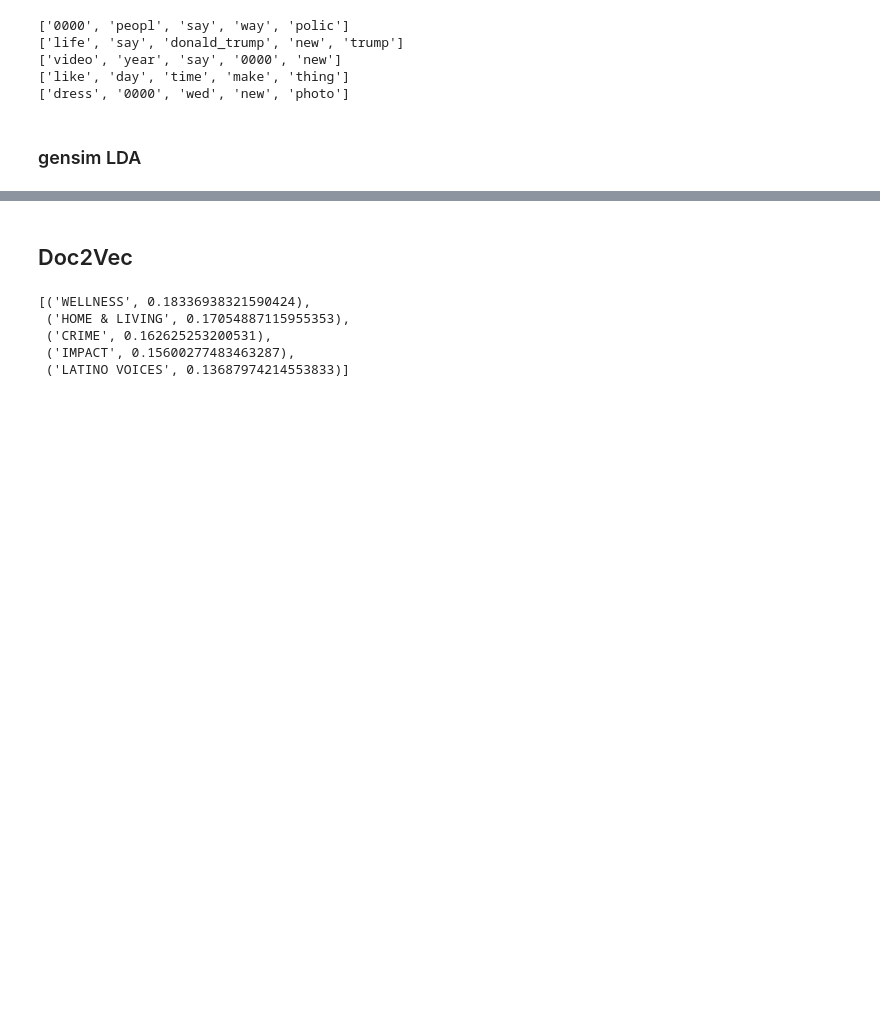
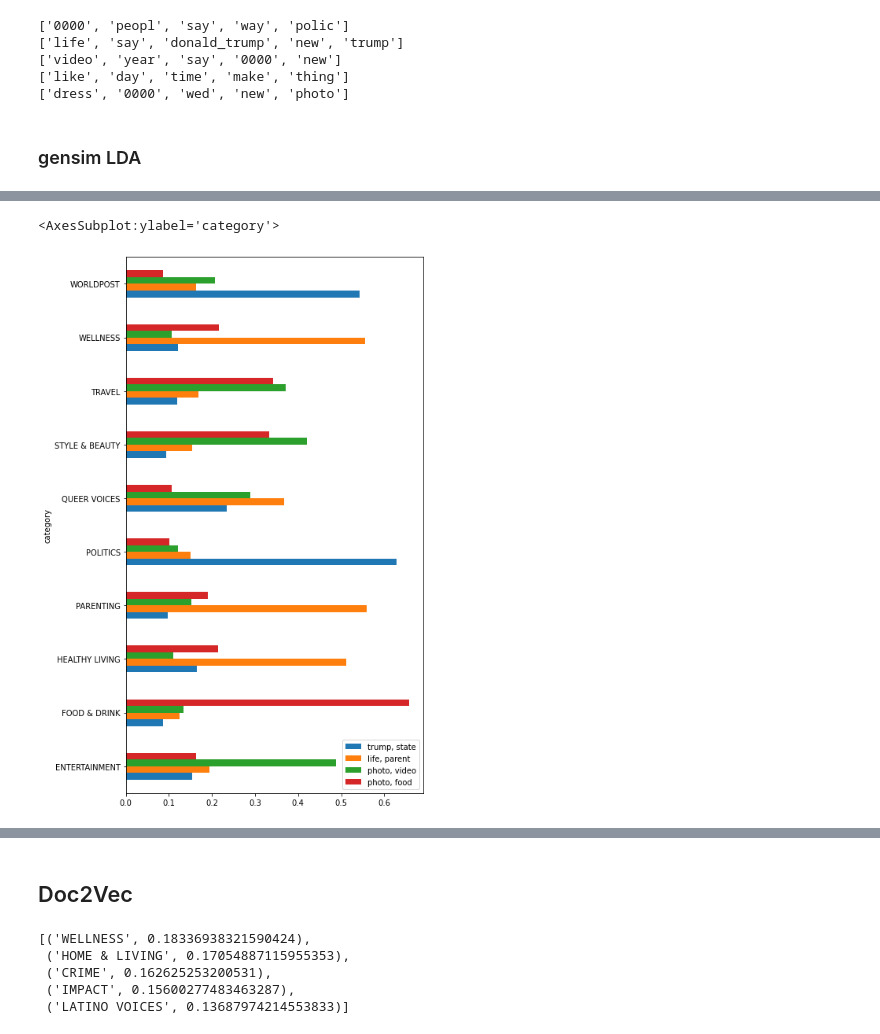
Before and after one commit to LetteraUnica/HuffPost-analysis, a Jupyter notebook: final-project/news_analysis.ipynb, the cells around one changed output, grey strips where cells are left out. Drawn from its saved outputs; the diff is of its cells as text; code cells hidden in the pictures; blank space fills up the shorter version.

```diff
--- a/final-project/news_analysis.ipynb
+++ b/final-project/news_analysis.ipynb
@@ -305,0 +281,21 @@ pl.plot(np.array(coherence_values)[:, 1])
+# %%
+def get_topic_descriptors(lda_model, num_words=3):
+    descriptors = []
+    for topic in lda_model.print_topics(num_words=num_words):
+        topic_words = []
+        for word in topic[1].split("+"):
+            topic_words.append(re.sub(r"0\.[0-9]+\*", '',word).replace('"', '').strip())
+
+        descriptors.append(", ".join(topic_words))
+
+    return descriptors
+
+descriptors = get_topic_descriptors(model, num_words=2)
+# %%
+topic_corpus = np.array(model[model_corpus])
+# %%
+topic_distros = pd.DataFrame(data=topic_corpus[:, :, 1], columns=descriptors)
+topic_distros["category"] = data["category"]
+topic_distros["date"] = data["date"]
+# %%
+most_common_categories = topic_distros.groupby("category").count().sort_values(by="date", ascending=False).index.values
@@ -305,0 +304,5 @@ pl.plot(np.array(coherence_values)[:, 1])
+# %%
+topic_distros[topic_distros["category"].isin(most_common_categories[:10])].groupby("category").mean().plot.barh(figsize=(7, 10))
+# %% [output]
+<AxesSubplot:ylabel='category'>
+[figure, added]
```
Also changed, not shown: parts of 16 cells of this notebook, 1 other file.
